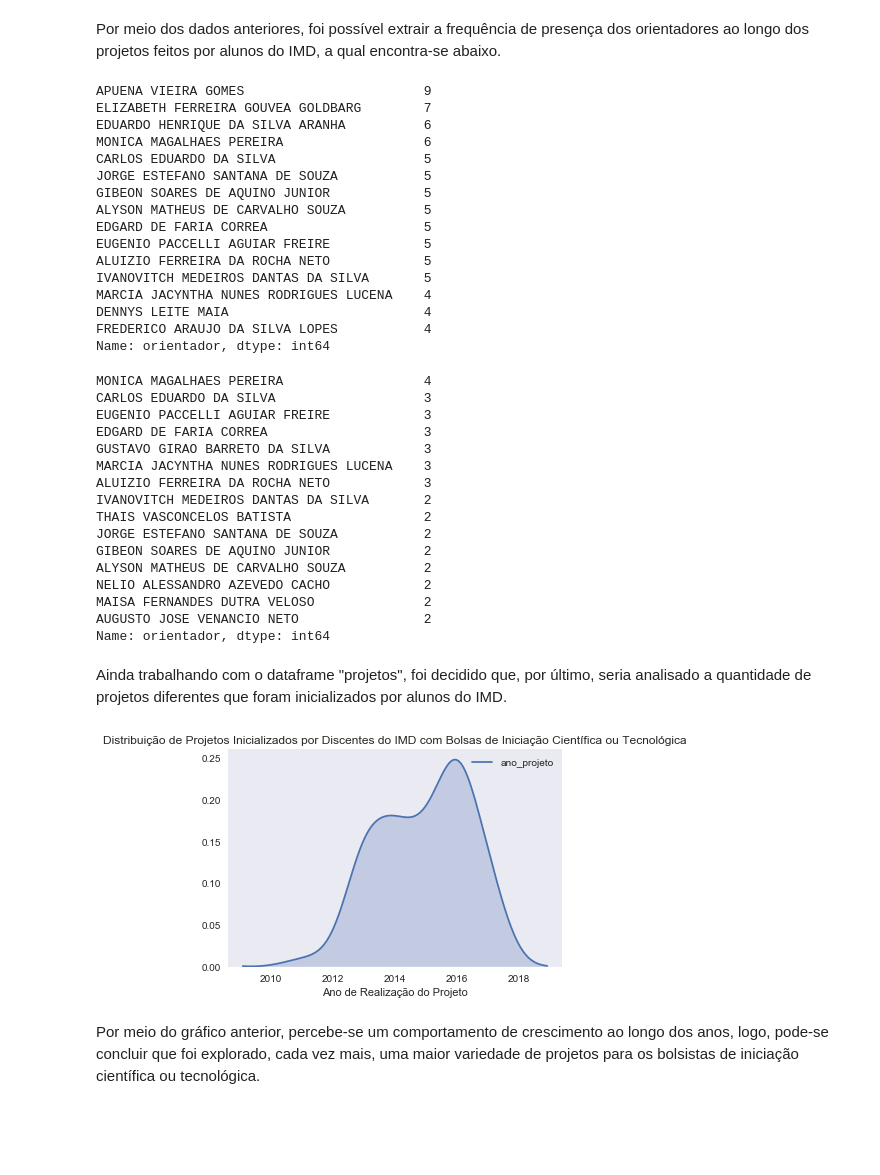
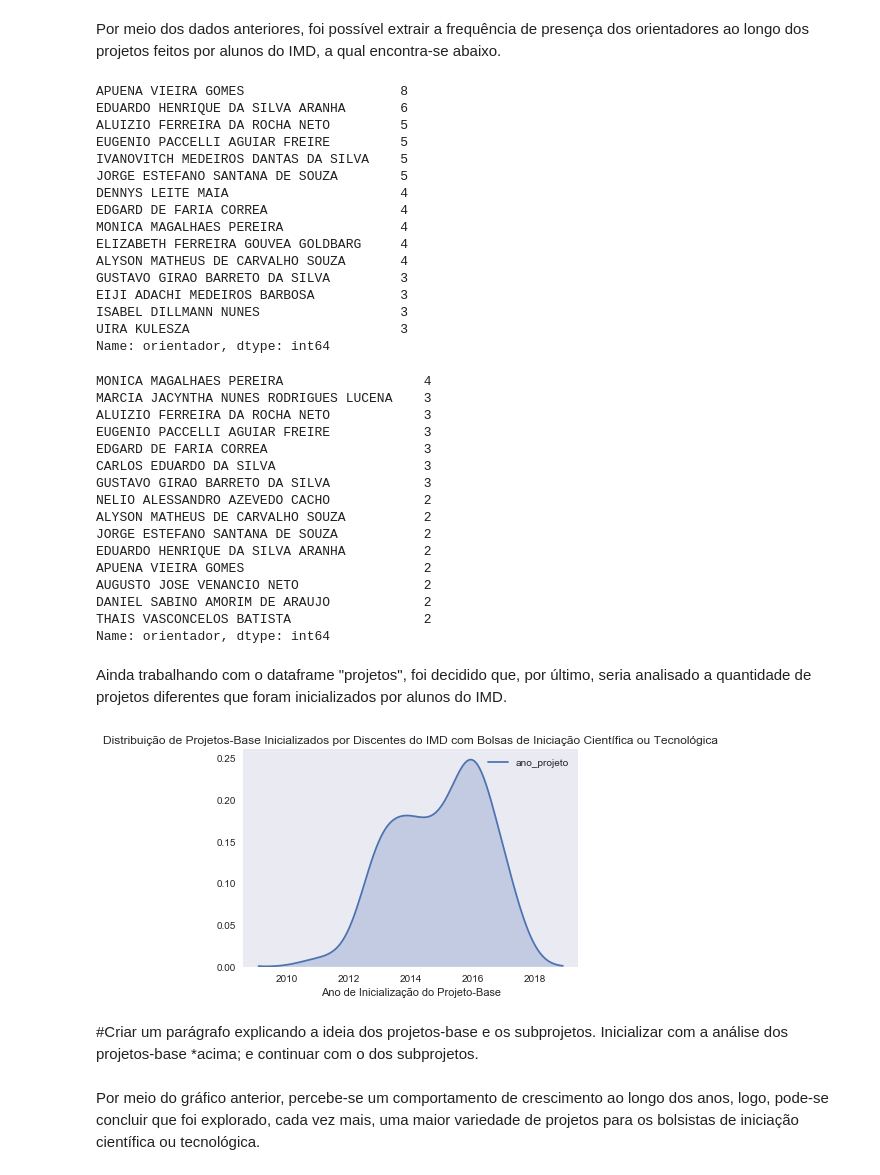
Before and after one commit to patysayonara/PROB_TRABALHO, a Jupyter notebook: Projetos_IMD.ipynb, the cells around one changed output. Cells and saved outputs as stored; diff of their text form; code cells hidden in the pictures; blank space fills up the shorter version.

```diff
--- a/Projetos_IMD.ipynb
+++ b/Projetos_IMD.ipynb
@@ -18,6 +18,7 @@ bolsistas = pd.read_csv(bolsistas_url, sep=';')
 bolsistas.rename(columns={'status':'status_projeto'}, inplace=True)
 bolsistas.rename(columns={'ano': 'ano_projeto'}, inplace=True)
 bolsistas.rename(columns={'unidade': 'unidade_projeto'}, inplace=True)
+bolsistas.rename(columns={'titulo': 'titulo_subprojeto'}, inplace=True)
 
 bolsistas
 # %% [output]
@@ -252,7 +260,7 @@ Com esses dados, podemos determinar que entre os 42 discentes ingressantes em 20
 # %% [markdown]
 Também torna-se válido explorar os dados referentes aos docentes que trabalharam em conjunto com os alunos apresentados nas análises anteriores, portanto, em seguida procuramos encontrar uma relação de frequência entre os orientadores dos projetos. Desta vez foram utilizadas as colunas "matricula", "nome_discente", "ano_ingresso", "nivel_ensino", "codigo_projeto", "ano_projeto", "id_orientador", "orientador", "categoria", "unidade_projeto", "status_projeto" e "nome_unidade", com o objetivo de estudar os dados referentes aos projetos desenvolvidos.
 # %%
-columns = ['matricula', 'nome_discente', 'ano_ingresso', 'nivel_ensino', 'codigo_projeto', 'ano_projeto', 'id_orientador', 'orientador', 'categoria', 'unidade_projeto', 'status_projeto', 'nome_unidade']
+columns = ['matricula', 'nome_discente', 'ano_ingresso', 'nivel_ensino', 'titulo_subprojeto', 'codigo_projeto', 'ano_projeto', 'id_orientador', 'orientador', 'categoria', 'unidade_projeto', 'status_projeto', 'nome_unidade']
 
 #Merge entre o dataframe bolsistas e discentes2013
 projetos2013 = pd.merge(bolsistas, discentes2013, on='matricula')[columns]
@@ -268,17 +276,17 @@ projetos2016 = pd.merge(bolsistas, discentes2016, on='matricula')[columns]
 # %%
 #Retirando os dados duplicados
 projetos2013 = projetos2013[projetos2013.nome_unidade.str.contains("INSTITUTO METROPOLE DIGITAL")]
-projetos2013.drop(labels=[102,443,752,905,1174,1232,1234,1235,1921,2119,2271,2285,2286], inplace=True)
+projetos2013.drop(labels=[2271], inplace=True)
 
 projetos2014.drop(labels=737, inplace=True)
 projetos2014 = projetos2014[projetos2014.nome_unidade.str.contains("INSTITUTO METROPOLE DIGITAL")]
-projetos2014.drop(labels=[337,578,580,892,893,996,1458,1459, 1555,1603,1657,1703,1817,1826], inplace=True)
+projetos2014.drop(labels=[578,580,892,1459,1657], inplace=True)
 
 projetos2015 = projetos2015[projetos2015.nome_unidade.str.contains("INSTITUTO METROPOLE DIGITAL")]
-projetos2015.drop(labels=[74,135,639,743,744,745,1253,1388,1390,1391,1412,1414,1427], inplace=True)
+projetos2015.drop(labels=[639,743,745,1253,1390,1391,1414], inplace=True)
 
 projetos2016 = projetos2016[projetos2016.nome_unidade.str.contains("INSTITUTO METROPOLE DIGITAL")]
-projetos2016.drop(labels=[80,166,167,242,257,774,776], inplace=True)
+projetos2016.drop(labels=[776], inplace=True)
 # %%
 #Reunindo todos os dados referentes a projetos realizados por alunos do IMD em um único dataframe
 projetos_anos = [projetos2013, projetos2014, projetos2015, projetos2016]
@@ -307,41 +315,41 @@ projetos
 Por meio dos dados anteriores, foi possível extrair a frequência de presença dos orientadores ao longo dos projetos feitos por alunos do IMD, a qual encontra-se abaixo.
 # %%
 #Relação dos 15 professores que mais orientaram diferentes alunos
-projetos.orientador.value_counts().head(15)
+projetos[~projetos.matricula.duplicated()].orientador.value_counts().head(15)
 # %% [output]
-APUENA VIEIRA GOMES                       9
-ELIZABETH FERREIRA GOUVEA GOLDBARG        7
-EDUARDO HENRIQUE DA SILVA ARANHA          6
-MONICA MAGALHAES PEREIRA                  6
-CARLOS EDUARDO DA SILVA                   5
-JORGE ESTEFANO SANTANA DE SOUZA           5
-GIBEON SOARES DE AQUINO JUNIOR            5
-ALYSON MATHEUS DE CARVALHO SOUZA          5
-EDGARD DE FARIA CORREA                    5
-EUGENIO PACCELLI AGUIAR FREIRE            5
-ALUIZIO FERREIRA DA ROCHA NETO            5
-IVANOVITCH MEDEIROS DANTAS DA SILVA       5
-MARCIA JACYNTHA NUNES RODRIGUES LUCENA    4
-DENNYS LEITE MAIA                         4
-FREDERICO ARAUJO DA SILVA LOPES           4
+APUENA VIEIRA GOMES                    8
+EDUARDO HENRIQUE DA SILVA ARANHA       6
+ALUIZIO FERREIRA DA ROCHA NETO         5
+EUGENIO PACCELLI AGUIAR FREIRE         5
+IVANOVITCH MEDEIROS DANTAS DA SILVA    5
+JORGE ESTEFANO SANTANA DE SOUZA        5
+DENNYS LEITE MAIA                      4
+EDGARD DE FARIA CORREA                 4
+MONICA MAGALHAES PEREIRA               4
+ELIZABETH FERREIRA GOUVEA GOLDBARG     4
+ALYSON MATHEUS DE CARVALHO SOUZA       4
+GUSTAVO GIRAO BARRETO DA SILVA         3
+EIJI ADACHI MEDEIROS BARBOSA           3
+ISABEL DILLMANN NUNES                  3
+UIRA KULESZA                           3
 Name: orientador, dtype: int64
 # %%
-#Relação dos 15 professores que participaram em uma maior quantidade de projetos diferentes como orientadores
+#Relação dos 15 professores que participaram em uma maior quantidade de projetos-base diferentes como orientadores
 projetos[~projetos.codigo_projeto.duplicated()].orientador.value_counts().head(15)
 # %% [output]
 MONICA MAGALHAES PEREIRA                  4
-CARLOS EDUARDO DA SILVA                   3
+MARCIA JACYNTHA NUNES RODRIGUES LUCENA    3
+ALUIZIO FERREIRA DA ROCHA NETO            3
 EUGENIO PACCELLI AGUIAR FREIRE            3
 EDGARD DE FARIA CORREA                    3
+CARLOS EDUARDO DA SILVA                   3
 GUSTAVO GIRAO BARRETO DA SILVA            3
-MARCIA JACYNTHA NUNES RODRIGUES LUCENA    3
-ALUIZIO FERREIRA DA ROCHA NETO            3
-IVANOVITCH MEDEIROS DANTAS DA SILVA       2
+NELIO ALESSANDRO AZEVEDO CACHO            2
+ALYSON MATHEUS DE CARVALHO SOUZA          2
+JORGE ESTEFANO SANTANA DE SOUZA           2
+EDUARDO HENRIQUE DA SILVA ARANHA          2
+APUENA VIEIRA GOMES                       2
+AUGUSTO JOSE VENANCIO NETO                2
+DANIEL SABINO AMORIM DE ARAUJO            2
 THAIS VASCONCELOS BATISTA                 2
-JORGE ESTEFANO SANTANA DE SOUZA           2
-GIBEON SOARES DE AQUINO JUNIOR            2
-ALYSON MATHEUS DE CARVALHO SOUZA          2
-NELIO ALESSANDRO AZEVEDO CACHO            2
-MAISA FERNANDES DUTRA VELOSO              2
-AUGUSTO JOSE VENANCIO NETO                2
 Name: orientador, dtype: int64
@@ -348,15 +358,17 @@ Name: orientador, dtype: int64
 # %% [markdown]
 Ainda trabalhando com o dataframe "projetos", foi decidido que, por último, seria analisado a quantidade de projetos diferentes que foram inicializados por alunos do IMD.
 # %%
-#Gráfico que reúne quantos projetos diferentes foram desenvolvidos por discentes do IMD entre 2013 e 2016
+#Gráfico que reúne quantos projetos-base diferentes foram desenvolvidos por discentes do IMD entre 2013 e 2016
 sns.set()
 sns.set_style('dark')
 sns.set_context("notebook")
 sns.kdeplot(projetos['ano_projeto'][~projetos.codigo_projeto.duplicated()], shade=True)
-plt.xlabel("Ano de Realização do Projeto")
-plt.title("Distribuição de Projetos Inicializados por Discentes do IMD com Bolsas de Iniciação Científica ou Tecnológica")
+plt.xlabel("Ano de Inicialização do Projeto-Base")
+plt.title("Distribuição de Projetos-Base Inicializados por Discentes do IMD com Bolsas de Iniciação Científica ou Tecnológica")
 plt.show()
 # %% [output]
-[figure, old version]
+[figure, new version]
+# %% [markdown]
+#Criar um parágrafo explicando a ideia dos projetos-base e os subprojetos. Inicializar com a análise dos projetos-base *acima; e continuar com o dos subprojetos.
 # %% [markdown]
 Por meio do gráfico anterior, percebe-se um comportamento de crescimento ao longo dos anos, logo, pode-se concluir que foi explorado, cada vez mais, uma maior variedade de projetos para os bolsistas de iniciação científica ou tecnológica.
```
Also changed, not shown: parts of 5 cells of this notebook.
